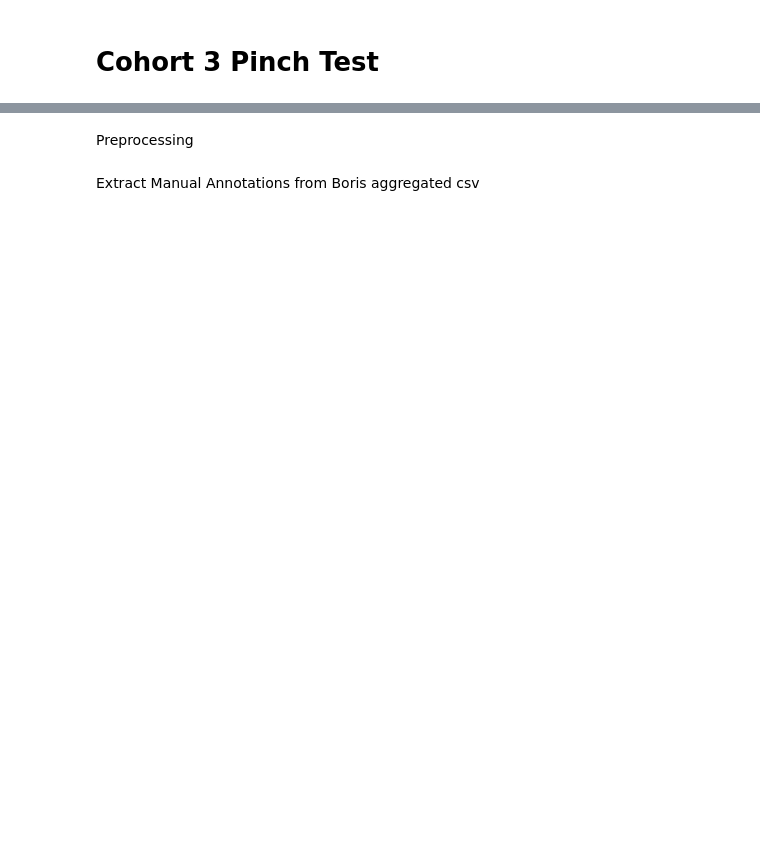
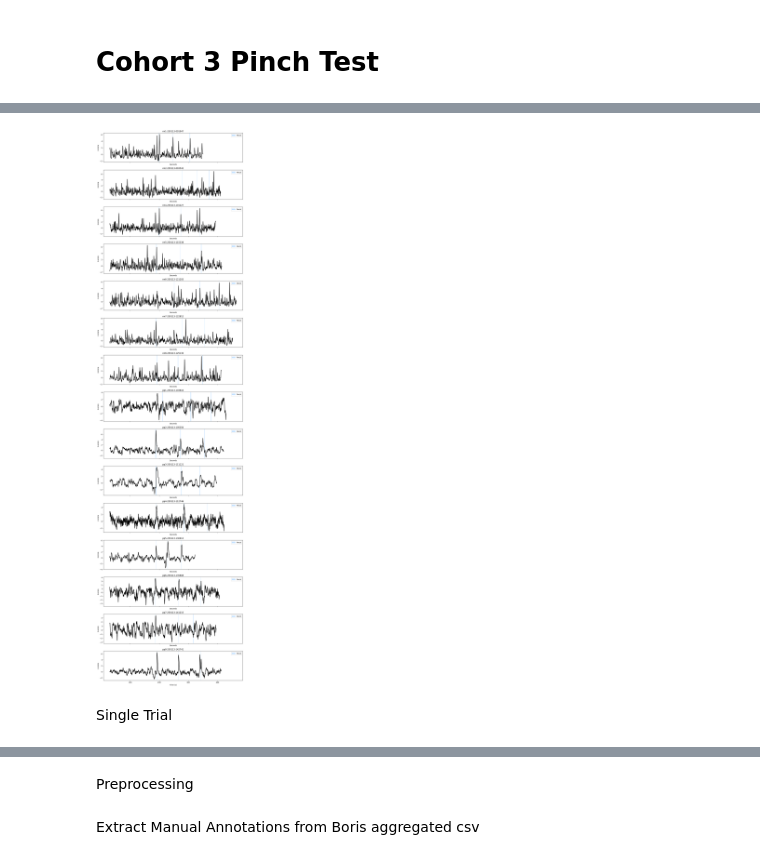
Before and after one commit to padillacoreanolab/Fiber_Photometry, a Jupyter notebook: C3_Pinch_Test.ipynb, the cells around one changed output, grey strips where cells are left out. Saved outputs shown, nothing was run; the diff lists cells and outputs as text; code cells hidden in the pictures; blank space fills up the shorter version.

```diff
--- a/C3_Pinch_Test.ipynb
+++ b/C3_Pinch_Test.ipynb
@@ -4,0 +5,5 @@ from trial_class import Trial
+# %%
+experiment_path = r"C:\Users\alber\OneDrive\Desktop\PC_Lab\Photometry\Pilot_2\Cohort 3\Experiment_Data\1_13_25_Pinch_Test_C3"
+behavior_path = r"C:\Users\alber\OneDrive\Desktop\PC_Lab\Photometry\Pilot_2\Cohort 3\P2C3_Manual_Annotations\Pinch Test"
+# %%
+test_group = Experiment(experiment_folder_path=experiment_path, behavior_folder_path=behavior_path)
@@ -4,0 +46,6 @@ from trial_class import Trial
+# %%
+test_group.plot_all_traces()
+# %% [output]
+[figure, added]
+# %% [markdown]
+Single Trial
```
Also changed, not shown: parts of 6 cells of this notebook, 7 other files.
